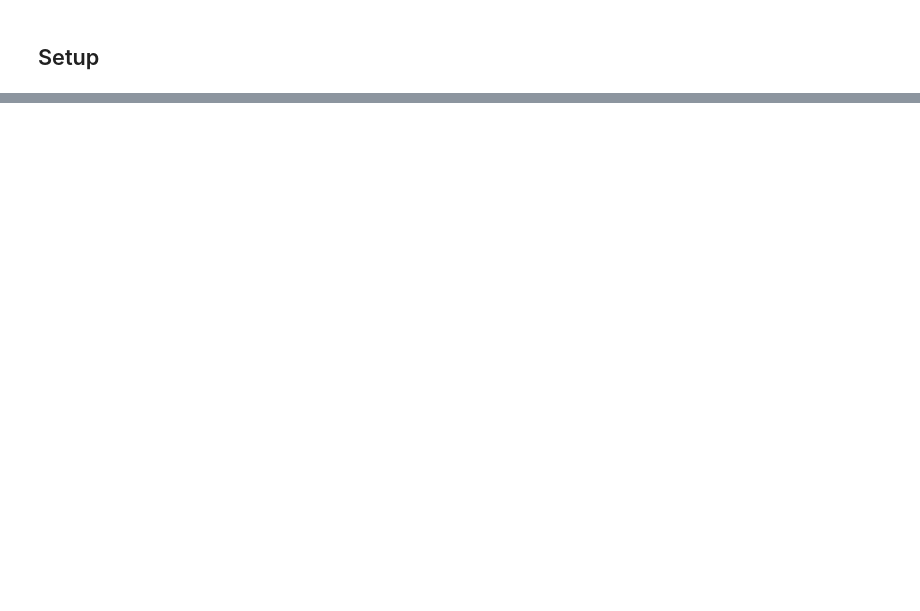
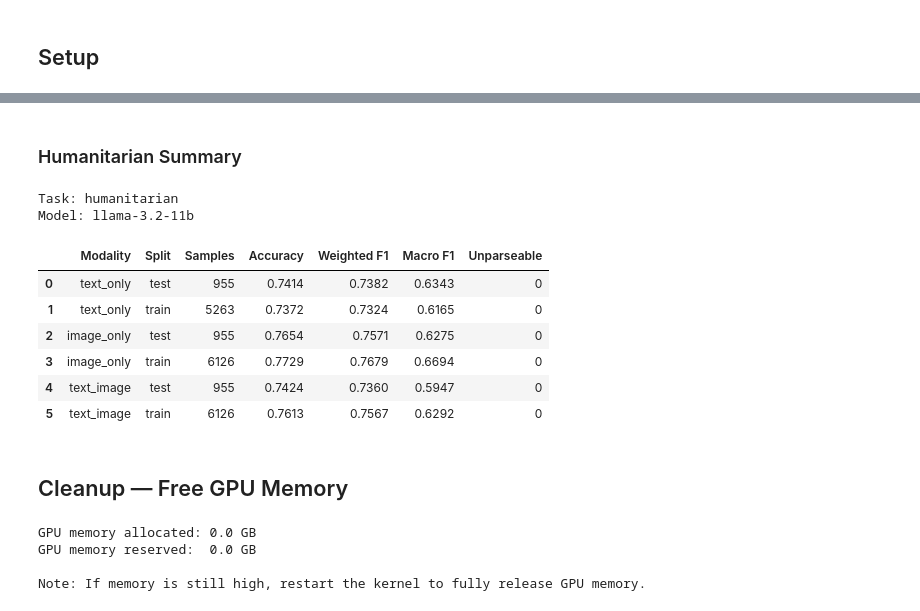
Before and after one commit to anhtranst/cotrain_crisisMMD, a Jupyter notebook: Notebooks/01_zeroshot_llama3.2-11B.ipynb, the cells around one changed output, grey strips where cells are left out. Cells and saved outputs as stored; diff of their text form; code cells hidden in the pictures; blank space fills up the shorter version.

```diff
--- a/Notebooks/01_zeroshot_informative.ipynb
+++ b/Notebooks/01_zeroshot_llama3.2-11B.ipynb
@@ -261,0 +34,34 @@ Note: If memory is still high, restart the kernel to fully release GPU memory.
+# %%
+import json as _json
+import pandas as pd
+from pathlib import Path as _Path
+from scripts.zeroshot_llama import model_slug
+
+def show_summary(task):
+    slug = model_slug(MODEL_ID)
+    results_dir = _Path(OUTPUT_DIR) / slug / task
+    modalities = ["text_only", "image_only", "text_image"]
+    splits = ["test", "train"]
+    rows = []
+    for modality in modalities:
+        for split in splits:
+            metrics_path = results_dir / modality / split / "metrics.json"
+            if metrics_path.exists():
+                m = _json.loads(metrics_path.read_text())
+                rows.append({
+                    "Modality": m["modality"], "Split": m["split"],
+                    "Samples": m["num_samples"],
+                    "Accuracy": f"{m['accuracy']:.4f}",
+                    "Weighted F1": f"{m['weighted_f1']:.4f}",
+                    "Macro F1": f"{m['macro_f1']:.4f}",
+                    "Unparseable": m["num_unparseable"],
+                })
+            else:
+                rows.append({
+                    "Modality": modality, "Split": split,
+                    "Samples": "-", "Accuracy": "-",
+                    "Weighted F1": "-", "Macro F1": "-", "Unparseable": "-",
+                })
+    print(f"Task: {task}")
+    print(f"Model: {slug}\n")
+    display(pd.DataFrame(rows))
@@ -261,0 +422,32 @@ Note: If memory is still high, restart the kernel to fully release GPU memory.
+# %% [markdown]
+### Humanitarian Summary
+# %%
+show_summary("humanitarian")
+# %% [output]
+Task: humanitarian
+Model: llama-3.2-11b
+|  | Modality | Split | Samples | Accuracy | Weighted F1 | Macro F1 | Unparseable |
+| 0 | text_only | test | 955 | 0.7414 | 0.7382 | 0.6343 | 0 |
+| 1 | text_only | train | 5263 | 0.7372 | 0.7324 | 0.6165 | 0 |
+| 2 | image_only | test | 955 | 0.7654 | 0.7571 | 0.6275 | 0 |
+| 3 | image_only | train | 6126 | 0.7729 | 0.7679 | 0.6694 | 0 |
+| 4 | text_image | test | 955 | 0.7424 | 0.7360 | 0.5947 | 0 |
+| 5 | text_image | train | 6126 | 0.7613 | 0.7567 | 0.6292 | 0 |
+# %% [markdown]
+## Cleanup — Free GPU Memory
+# %%
+del model, processor
+
+gc.collect()
+if torch.cuda.is_available():
+    torch.cuda.empty_cache()
+    torch.cuda.reset_peak_memory_stats()
+    print(f"GPU memory allocated: {torch.cuda.memory_allocated()/1e9:.1f} GB")
+    print(f"GPU memory reserved:  {torch.cuda.memory_reserved()/1e9:.1f} GB")
+
+print("\nAll 12 experiments complete.")
+# %% [output]
+GPU memory allocated: 0.0 GB
+GPU memory reserved:  0.0 GB
+
+Note: If memory is still high, restart the kernel to fully release GPU memory.
```
Also changed, not shown: parts of 48 cells of this notebook, 48 other files.
